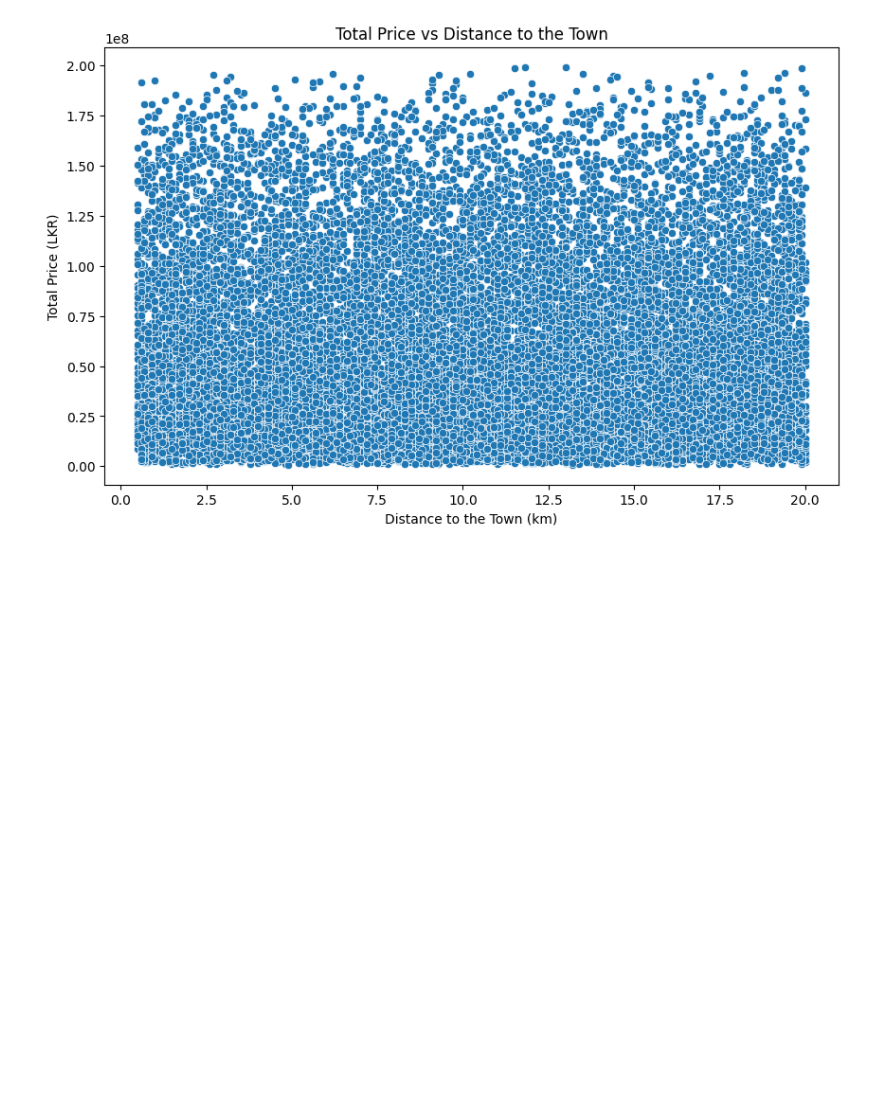
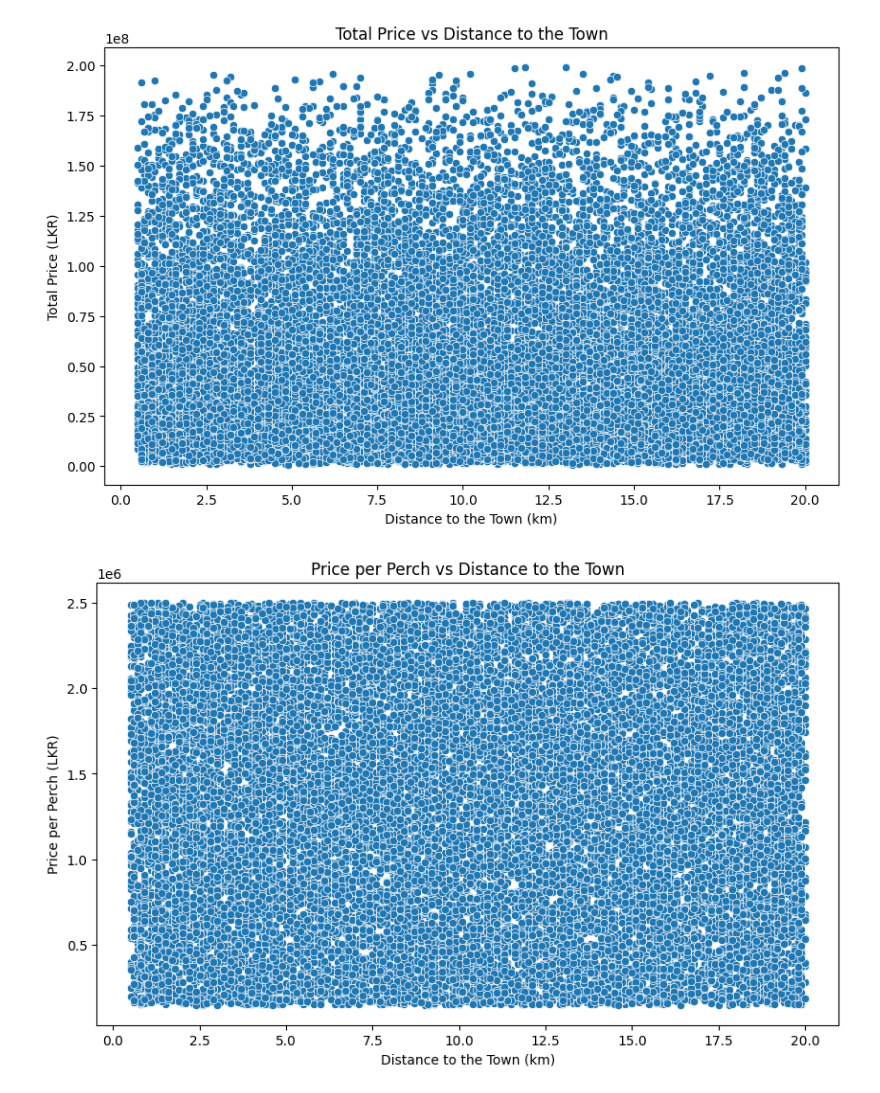
Before and after one commit to DhaneeraDulvanya/Sri-Lankan-Land-Price-Prediction-and-Real-Estate-Market-Analysis-System, a Jupyter notebook: notebooks/01_data_understandings.ipynb, the cells around one changed output. Saved outputs shown, nothing was run; the diff lists cells and outputs as text; code cells hidden in the pictures; blank space fills up the shorter version.

Commit message:
draw a scatter plot to price per perch vs distance to the town

```diff
--- a/notebooks/01_data_understandings.ipynb
+++ b/notebooks/01_data_understandings.ipynb
@@ -201,3 +201,13 @@ plt.ylabel('Total Price (LKR)')
 plt.show()
 # %% [output]
 [figure]
+# %%
+# price per perch vs distance to the town
+plt.figure(figsize=(10, 6))
+sns.scatterplot(x='Distance_To_Town_km', y='Price_Per_Perch', data=df)
+plt.title('Price per Perch vs Distance to the Town')
+plt.xlabel('Distance to the Town (km)')
+plt.ylabel('Price per Perch (LKR)')
+plt.show()
+# %% [output]
+[figure, added]
```
